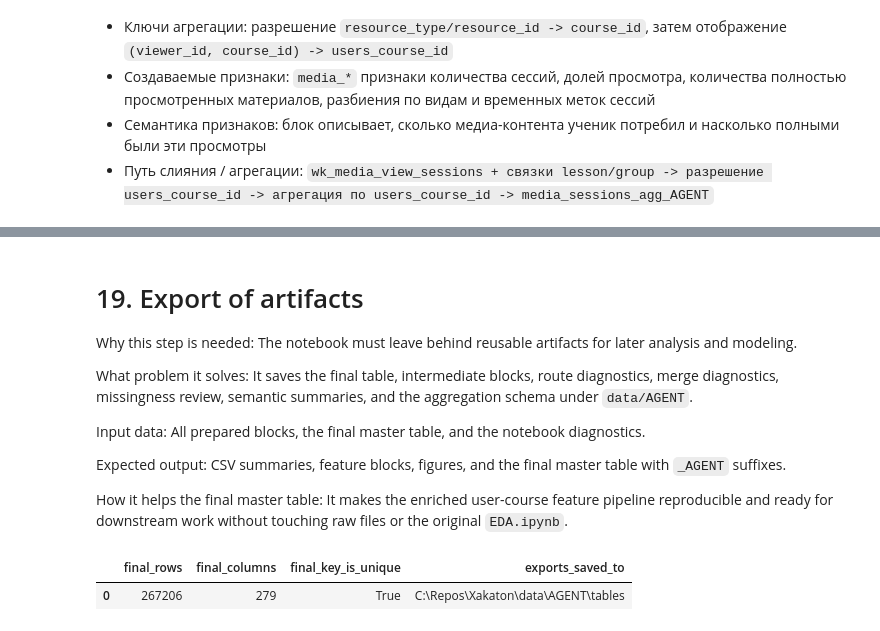
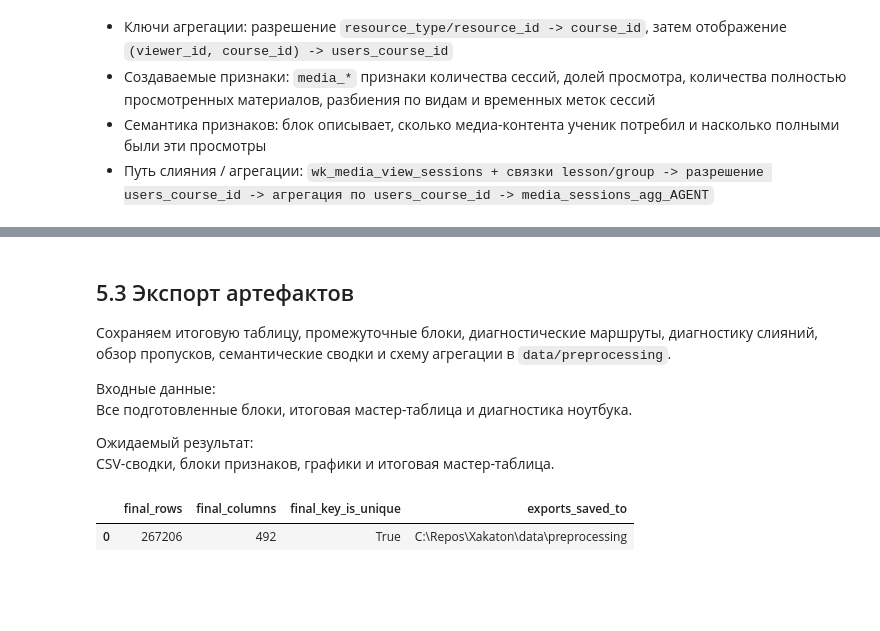
Before and after one commit to AntonDudDm/Xakaton, a Jupyter notebook: notebooks/preprocessing.ipynb, the cells around one changed output, grey strips where cells are left out. Drawn from its saved outputs; the diff is of its cells as text; code cells hidden in the pictures; blank space fills up the shorter version.

Commit message:
rebuild preprocess

```diff
--- a/notebooks/preprocessing.ipynb
+++ b/notebooks/preprocessing.ipynb
@@ -3200,22 +3567,16 @@ display(legend_df)
 | 43 | users | filter pupil rows + derive base e... | user_id | users_courses_base_AGENT |
 | 44 | users_courses | filter pupil rows + derive base e... | users_course_id | users_courses_base_AGENT |
 # %% [markdown]
-# 19. Export of artifacts
+## 5.3 Экспорт артефактов
 
-Why this step is needed:
-The notebook must leave behind reusable artifacts for later analysis and modeling.
 
-What problem it solves:
-It saves the final table, intermediate blocks, route diagnostics, merge diagnostics, missingness review, semantic summaries, and the aggregation schema under `data/AGENT`.
+Cохраняем итоговую таблицу, промежуточные блоки, диагностические маршруты, диагностику слияний, обзор пропусков, семантические сводки и схему агрегации в `data/preprocessing`.
 
-Input data:
-All prepared blocks, the final master table, and the notebook diagnostics.
+Входные данные:
+Все подготовленные блоки, итоговая мастер-таблица и диагностика ноутбука.
 
-Expected output:
-CSV summaries, feature blocks, figures, and the final master table with `_AGENT` suffixes.
-
-How it helps the final master table:
-It makes the enriched user-course feature pipeline reproducible and ready for downstream work without touching raw files or the original `EDA.ipynb`.
+Ожидаемый результат:
+CSV-сводки, блоки признаков, графики и итоговая мастер-таблица.
 # %%
 block_summary_df = pd.DataFrame(block_summaries)
 
@@ -3230,7 +3591,7 @@ exports = {
     # BLOCK_EXPORT_NAMES["media"]: media_sessions_agg_AGENT,
     # BLOCK_EXPORT_NAMES["access"]: access_history_agg_AGENT,
     # BLOCK_EXPORT_NAMES["stats"]: stats_module_features_AGENT,
-    BLOCK_EXPORT_NAMES["final_master"]: final_user_course_features,
+    BLOCK_EXPORT_NAMES["final_master"]: final_user_course_features_AGENT,
 }
 
 for export_name, export_df in exports.items():
@@ -3239,31 +3600,31 @@ for export_name, export_df in exports.items():
 # save_summary(tables_overview, "tables_overview_AGENT")
 # save_summary(id_cleaning_summary, "id_cleaning_summary_AGENT")
 # save_summary(drop_summary, "drop_service_summary_AGENT")
 # save_summary(entity_key_diagnostics, "entity_key_diagnostics_AGENT")
 # save_summary(direct_link_diagnostics, "direct_link_diagnostics_AGENT")
 # save_summary(stats_raw_key_diagnostics, "stats_raw_key_diagnostics_AGENT")
 # save_summary(stats_raw_missing_overview, "stats_raw_missing_overview_AGENT")
 # save_summary(stats_route_diagnostics, "stats_route_diagnostics_AGENT")
 # save_summary(block_summary_df, "block_summaries_AGENT")
 # save_summary(merge_report_df, "merge_report_AGENT")
 # save_summary(pipeline_schema_df, "pipeline_schema_AGENT")
 # save_summary(master_table_overview_df, "master_table_overview_AGENT")
 # save_summary(feature_group_overview_df, "feature_group_overview_AGENT")
 # save_summary(master_feature_semantics_df, "master_feature_semantics_AGENT")
 # save_summary(final_missingness, "final_missingness_AGENT")
 # save_summary(feature_registry, "feature_registry_AGENT")
 # save_summary(feature_family_summary, "feature_family_summary_AGENT")
 
 display(
     summary_frame(
         {
             "final_rows": len(final_user_course_features_AGENT),
             "final_columns": final_user_course_features_AGENT.shape[1],
             "final_key_is_unique": final_user_course_features_AGENT[CORE_ENTITY_KEY].is_unique,
             "exports_saved_to": str(TABLES_DIR),
         }
     )
 )
 # %% [output]
 |  | final_rows | final_columns | final_key_is_unique | exports_saved_to |
-| 0 | 267206 | 279 | True | C:\Repos\Xakaton\data\AGENT\tables |
+| 0 | 267206 | 492 | True | C:\Repos\Xakaton\data\preprocessing |
```
Also changed, not shown: parts of 27 cells of this notebook, 3 other files.
